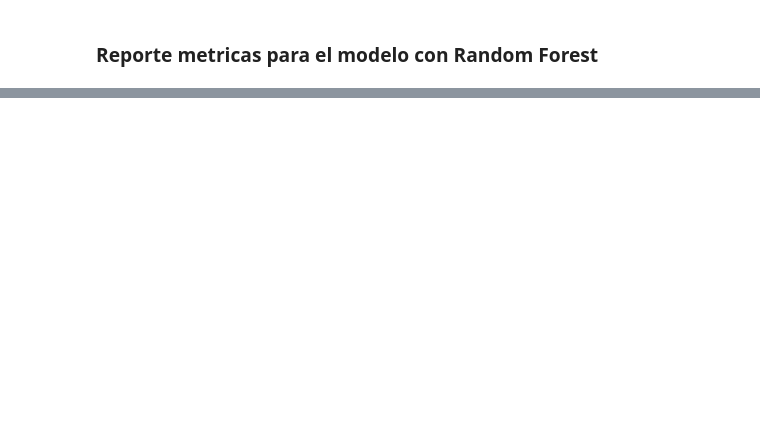
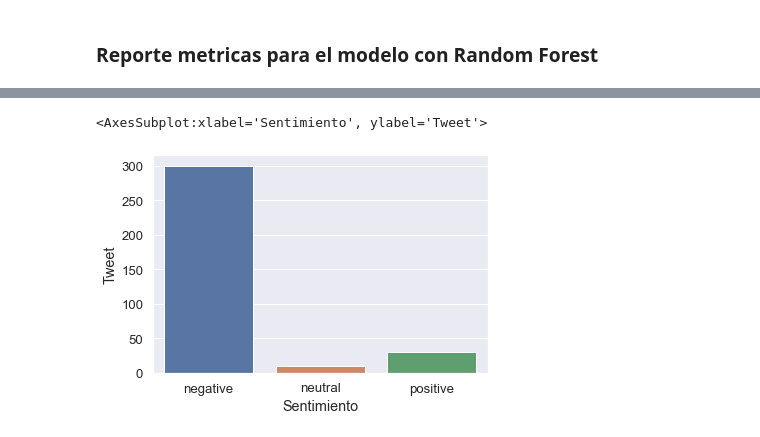
Before and after one commit to ramirezdiazj5/Proyecto-de-Grado, a Jupyter notebook: Proyecto de Grado.ipynb, the cells around one changed output, grey strips where cells are left out. Saved outputs shown, nothing was run; the diff lists cells and outputs as text; code cells hidden in the pictures; blank space fills up the shorter version.

Commit message:
Se agrego la prediccion de nuevos Tweets con el modelo RF

```diff
--- a/Proyecto de Grado.ipynb
+++ b/Proyecto de Grado.ipynb
@@ -366,0 +367,3 @@ weighted avg       0.63      0.53      0.55       498
+# %%
+tweets = pd.read_csv(r'C:\Users\Camilo Ramirez\ProyectoGrado\Datasets\Tweets_Prediccion.csv')
+tweets
@@ -366,0 +384,15 @@ weighted avg       0.63      0.53      0.55       498
+# %%
+# Funcion para aplicar limpieza en los nuevos tweets
+def limpiezaNuevosTweets(dataframe):
+
+    tweets = dataframe
+
+    dataframe['Tweet Limpio'] = dataframe['Tweet'].str.lower()
+    dataframe['Tweet Limpio'] = dataframe['Tweet Limpio'].apply(limpiezaTweets)
+    dataframe['Tweet Limpio'] = dataframe['Tweet Limpio'].apply(removerStopWords)
+    dataframe['Tweet Limpio'] = dataframe['Tweet Limpio'].apply(removerTildes)
+
+    return tweets
+
+tweets = limpiezaNuevosTweets(tweets)
+tweets
@@ -366,0 +415,8 @@ weighted avg       0.63      0.53      0.55       498
+# %%
+# Se aplica la matriz tf-idf a los nuevos tweets para la prediccion
+tweets_X_tfidf = tf_idf_vectores.transform(tweets['Tweet'])
+
+prediccionNuevosTweetsModeloRandomForest = modelo_randomForest.predict(tweets_X_tfidf)
+tweets_predicciones_RandomForest = pd.DataFrame()
+tweets_predicciones_RandomForest['Tweet'] = tweets['Tweet']
+tweets_predicciones_RandomForest['Sentimiento'] = prediccionNuevosTweetsModeloRandomForest
@@ -366,0 +441,6 @@ weighted avg       0.63      0.53      0.55       498
+# %%
+grafico_sentimientos_datasetPredicc_RF_NUEVO = tweets_predicciones_RandomForest.groupby('Sentimiento').count()
+sns.barplot(data = grafico_sentimientos_datasetPredicc_RF_NUEVO, x = grafico_sentimientos_datasetInicial.index, y = 'Tweet')
+# %% [output]
+<AxesSubplot:xlabel='Sentimiento', ylabel='Tweet'>
+[figure, added]
```
Also changed, not shown: parts of 10 cells of this notebook, 3 other files.
